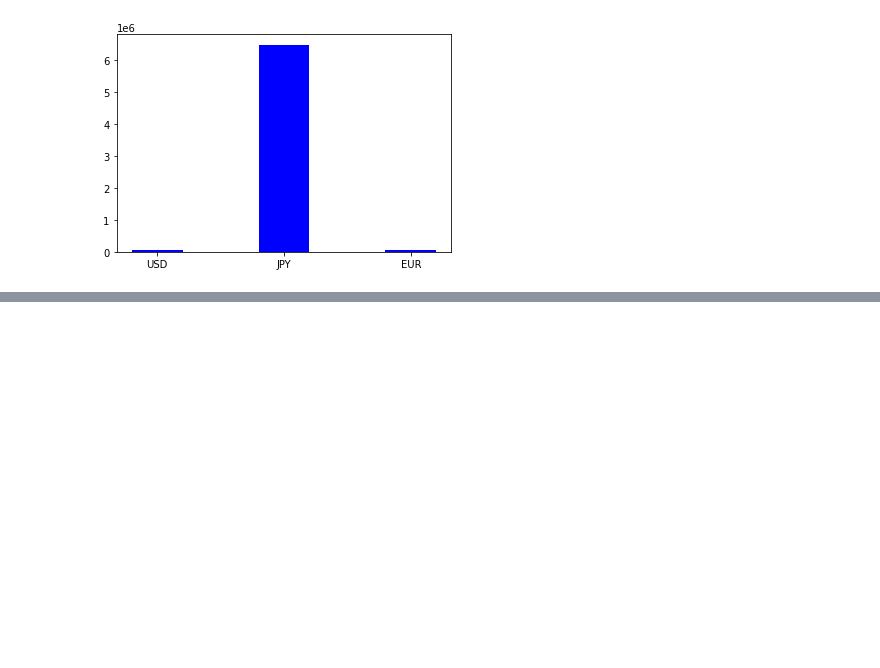
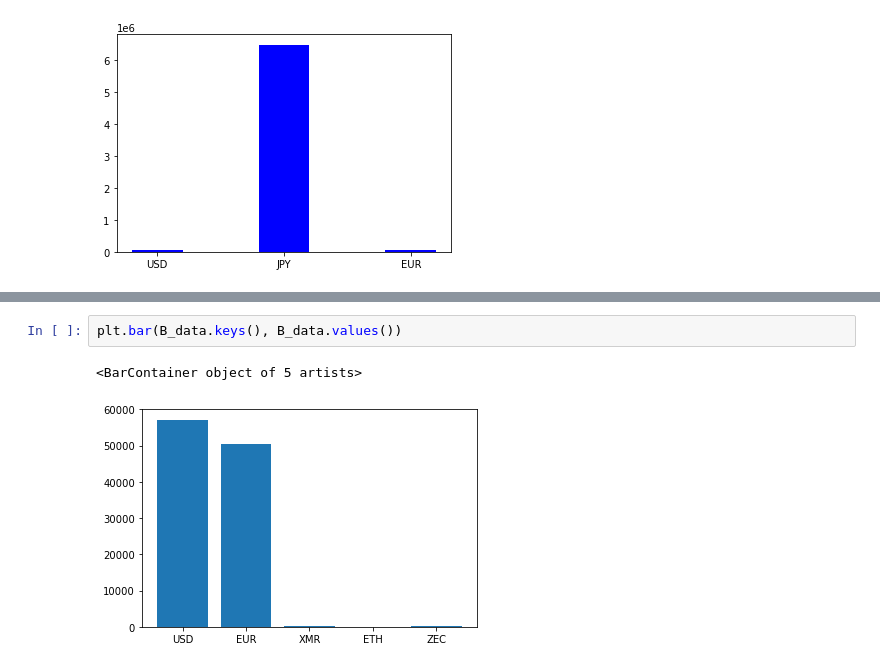
Before and after one commit to dropboxdigitalpvtltd/Utilities, a Jupyter notebook: tkinter/notebook.ipynb, the cells around one changed output, grey strips where cells are left out. Saved outputs shown, nothing was run; the diff lists cells and outputs as text; blank space fills up the shorter version.

```diff
--- a/tkinter/notebook.ipynb
+++ b/tkinter/notebook.ipynb
@@ -64,0 +80,5 @@ sns.barplot(x=['red', 'green', 'blue'], y=[10, 20, 30])
+# %%
+plt.bar(B_data.keys(), B_data.values())
+# %% [output]
+<BarContainer object of 5 artists>
+[figure, added]
```
Also changed, not shown: parts of 10 cells of this notebook, 3 other files.
